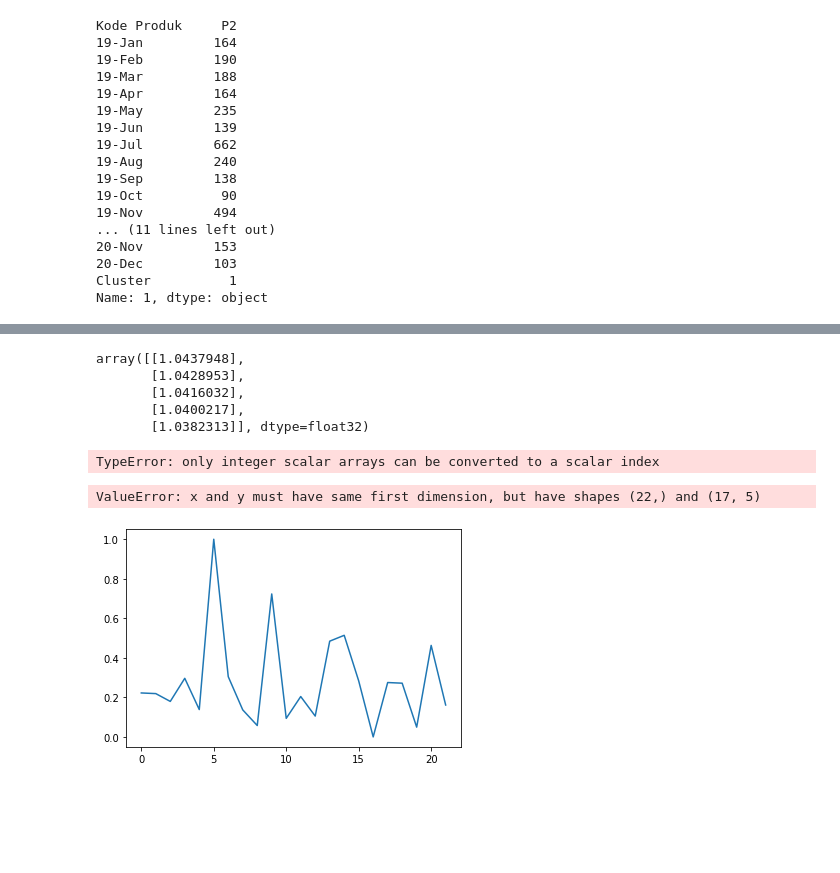
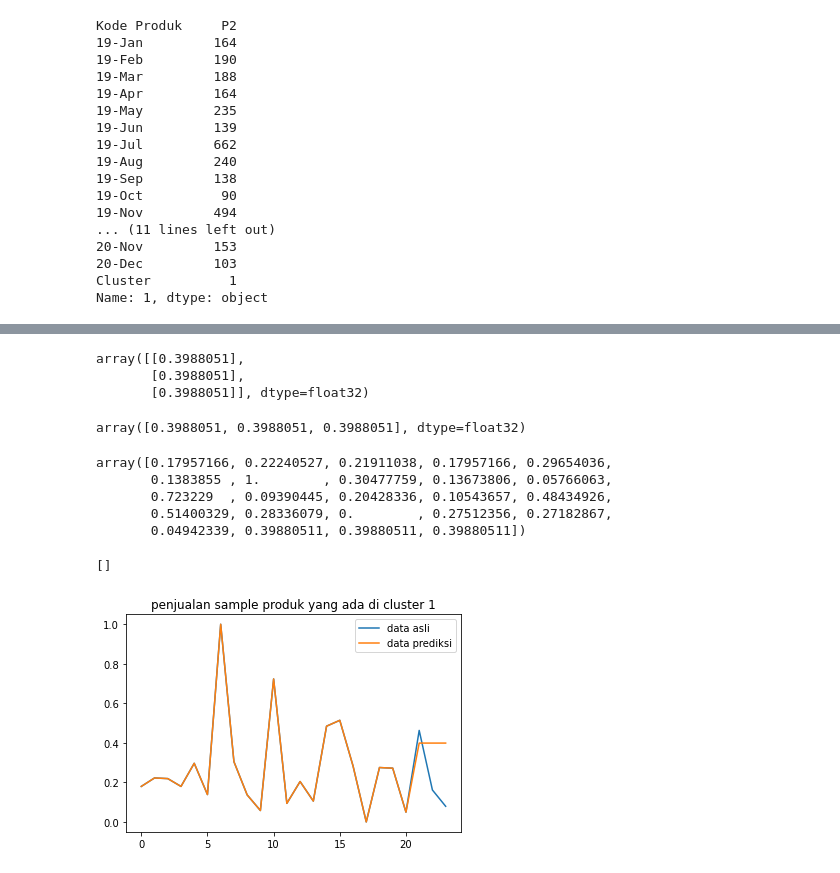
Before and after one commit to IritaSee/product_performance_blstm, a Jupyter notebook: product_test.ipynb, the cells around one changed output, grey strips where cells are left out. Cells and saved outputs as stored; diff of their text form; code cells hidden in the pictures; blank space fills up the shorter version.

```diff
--- a/product_test.ipynb
+++ b/product_test.ipynb
@@ -81,5 +77,5 @@ time = np.array(time)
 # %%
-split_time = 5 # ini berapa bulan terkahir yang mau di potong buat pengujian?
+split_time = 3 # ini berapa bulan terkahir yang mau di potong buat pengujian?
 
 time_train = time[:-split_time]
 x_train =  series[:-split_time]
@@ -97,23 +89,30 @@ valid_set = windowed_dataset(x_valid, window_size, batch_size, shuffle_buffer_si
 prediksi=model.predict(time_valid)
 prediksi
 # %% [output]
-array([[1.0437948],
-       [1.0428953],
-       [1.0416032],
-       [1.0400217],
-       [1.0382313]], dtype=float32)
+array([[0.3988051],
+       [0.3988051],
+       [0.3988051]], dtype=float32)
 # %%
 prediksi=prediksi.flatten()
-x_train=x_train.flatten()
+# %%
+prediksi
+# %% [output]
+array([0.3988051, 0.3988051, 0.3988051], dtype=float32)
 # %%
-hasil_prediksi=np.concatenate(x_train,prediksi)
+hasil_prediksi=np.concatenate((x_train,prediksi))
 hasil_prediksi
 # %% [output]
-TypeError: only integer scalar arrays can be converted to a scalar index
+array([0.17957166, 0.22240527, 0.21911038, 0.17957166, 0.29654036,
+       0.1383855 , 1.        , 0.30477759, 0.13673806, 0.05766063,
+       0.723229  , 0.09390445, 0.20428336, 0.10543657, 0.48434926,
+       0.51400329, 0.28336079, 0.        , 0.27512356, 0.27182867,
+       0.04942339, 0.39880511, 0.39880511, 0.39880511])
-# %%
-plt.plot(time,series)
-plt.plot(time,hasil_prediksi)
-plt.plot()
-# %% [output]
-ValueError: x and y must have same first dimension, but have shapes (22,) and (17, 5)
-[figure, removed]
+# %%
+plt.plot(series,label='data asli')
+plt.plot(hasil_prediksi,label='data prediksi')
+plt.title('penjualan sample produk yang ada di cluster 1')
+plt.legend()
+plt.plot()
+# %% [output]
+[]
+[figure, added]
```
Also changed, not shown: parts of 5 cells of this notebook, 4 other files.
